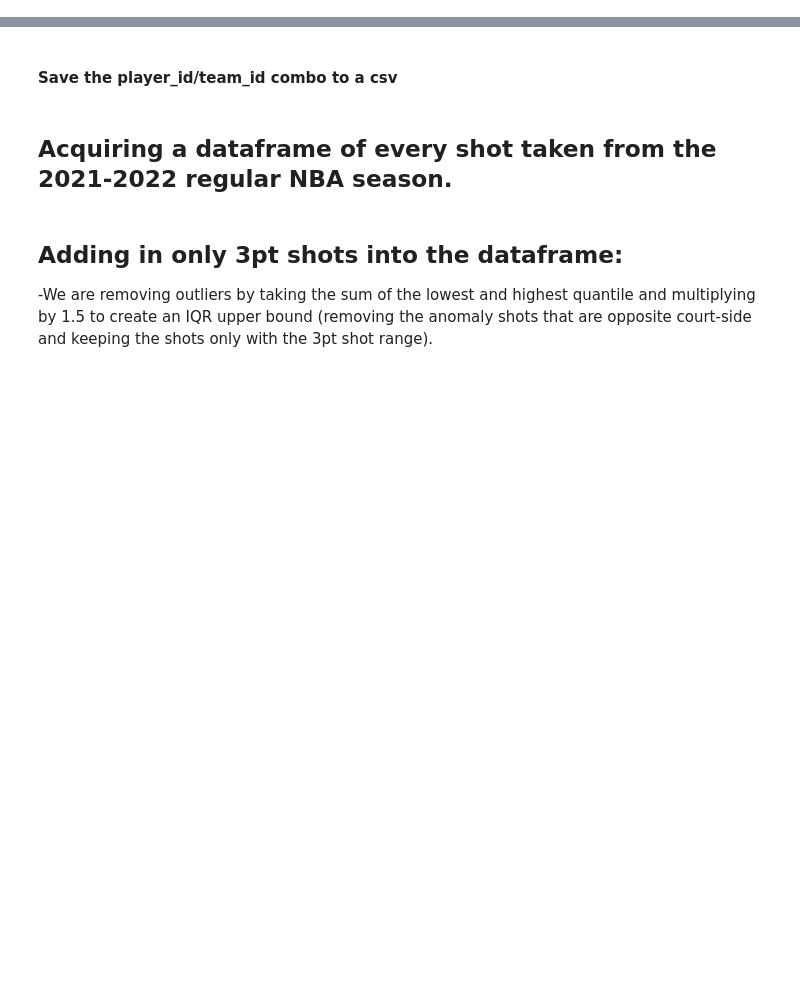
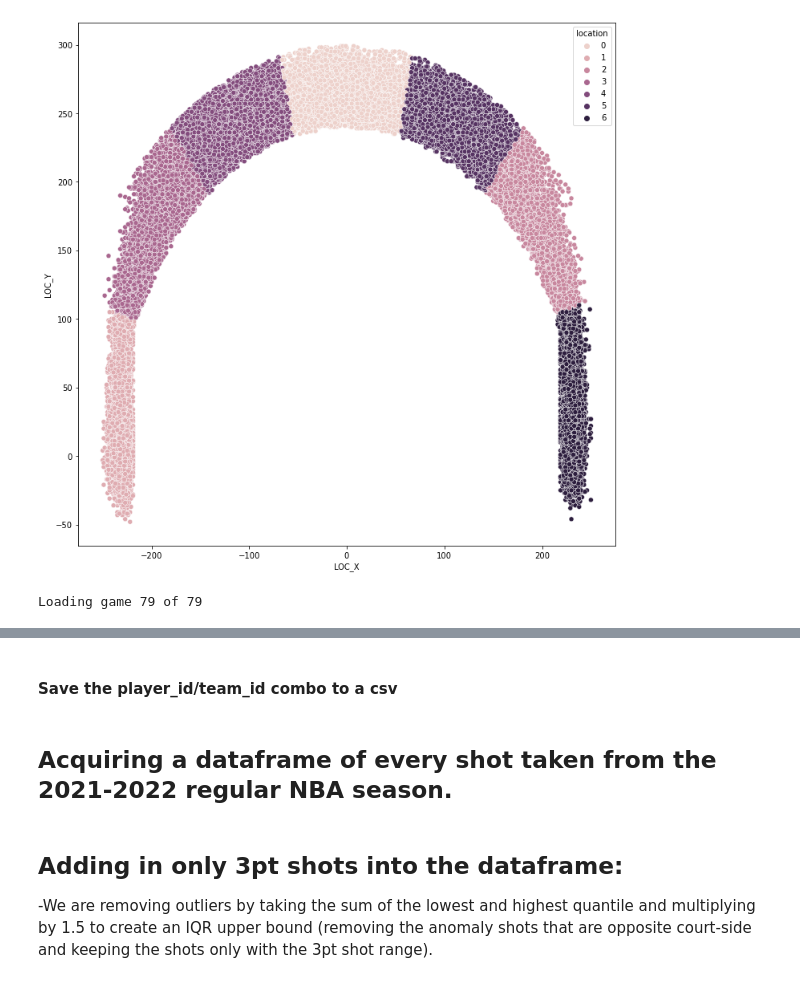
Before and after one commit to Eyring-Miller-Muriithi-capstone/shot-caller-for-ballers, a Jupyter notebook: Notebooks/Jen/Eyring-2021-22 Game df.ipynb, the cells around one changed output, grey strips where cells are left out. Drawn from its saved outputs; the diff is of its cells as text; code cells hidden in the pictures; blank space fills up the shorter version.

Commit message:
adding eda chart ideas

```diff
--- a/Notebooks/Jen/Eyring-2021-22 Game df.ipynb
+++ b/Notebooks/Jen/Eyring-2021-22 Game df.ipynb
@@ -32,0 +31,5 @@ team_id_list = list(df_teams.id)
+# %%
+df_Beasley = player_season_3pa('Malik Beasley')
+# %% [output]
+[figure, added]
+Loading game 79 of 79
```
Also changed, not shown: parts of 4 cells of this notebook, 5 other files.
